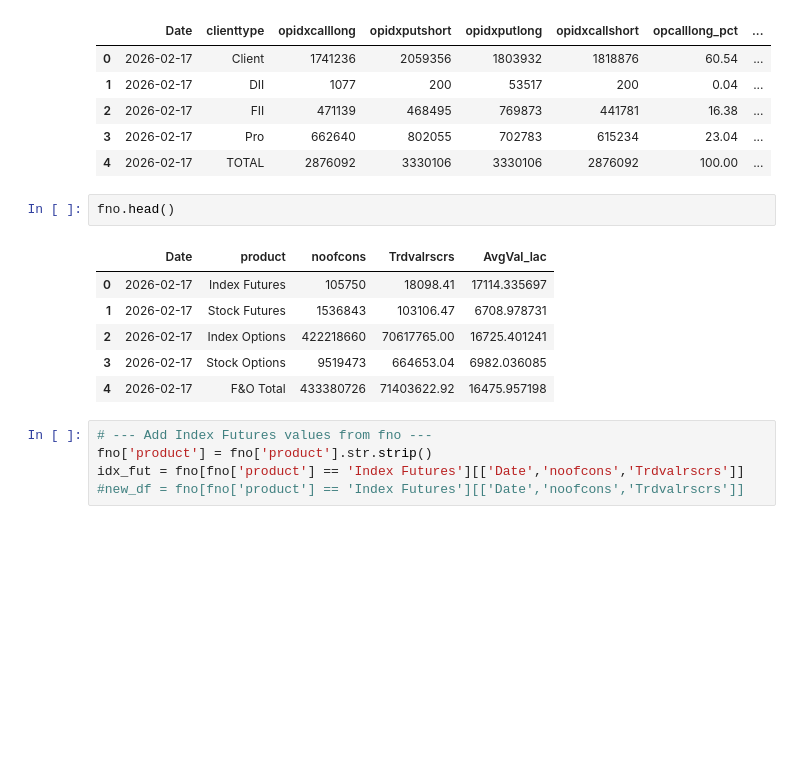
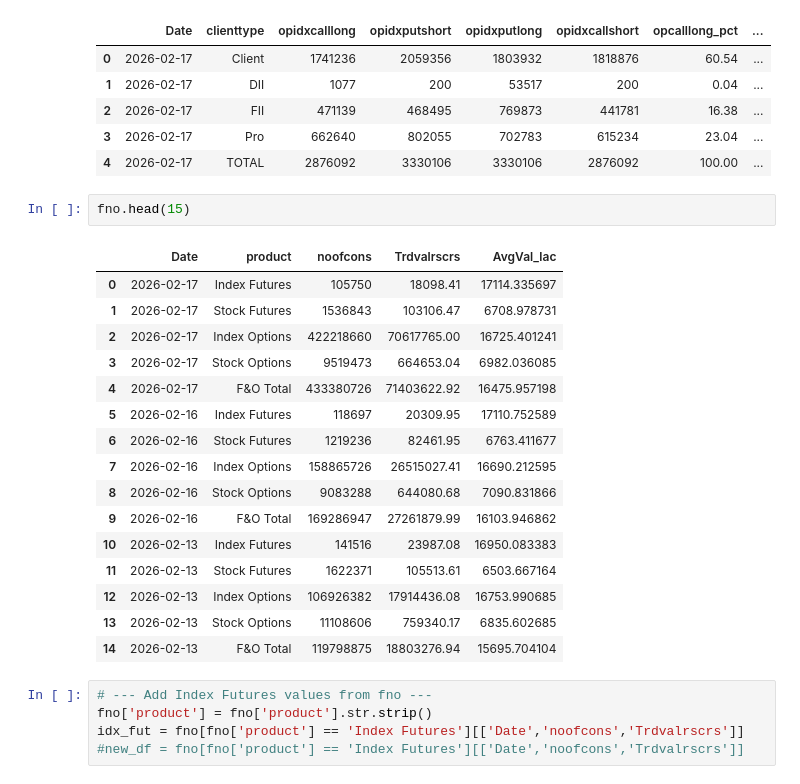
Before and after one commit to shailsun28/stockshortlisting, a Jupyter notebook: Untitled1.ipynb, the cells around one changed output. Saved outputs shown, nothing was run; the diff lists cells and outputs as text; blank space fills up the shorter version.

```diff
--- a/Untitled1.ipynb
+++ b/Untitled1.ipynb
@@ -749,14 +759,24 @@ opidx_pct_oi.head()
 | 3 | 2026-02-17 | Pro | 662640 | 802055 | 702783 | 615234 | 23.04 | ... |
 | 4 | 2026-02-17 | TOTAL | 2876092 | 3330106 | 3330106 | 2876092 | 100.00 | ... |
 # %%
-fno.head()
+fno.head(15)
 # %% [output]
 |  | Date | product | noofcons | Trdvalrscrs | AvgVal_lac |
 | 0 | 2026-02-17 | Index Futures | 105750 | 18098.41 | 17114.335697 |
 | 1 | 2026-02-17 | Stock Futures | 1536843 | 103106.47 | 6708.978731 |
 | 2 | 2026-02-17 | Index Options | 422218660 | 70617765.00 | 16725.401241 |
 | 3 | 2026-02-17 | Stock Options | 9519473 | 664653.04 | 6982.036085 |
 | 4 | 2026-02-17 | F&O Total | 433380726 | 71403622.92 | 16475.957198 |
+| 5 | 2026-02-16 | Index Futures | 118697 | 20309.95 | 17110.752589 |
+| 6 | 2026-02-16 | Stock Futures | 1219236 | 82461.95 | 6763.411677 |
+| 7 | 2026-02-16 | Index Options | 158865726 | 26515027.41 | 16690.212595 |
+| 8 | 2026-02-16 | Stock Options | 9083288 | 644080.68 | 7090.831866 |
+| 9 | 2026-02-16 | F&O Total | 169286947 | 27261879.99 | 16103.946862 |
+| 10 | 2026-02-13 | Index Futures | 141516 | 23987.08 | 16950.083383 |
+| 11 | 2026-02-13 | Stock Futures | 1622371 | 105513.61 | 6503.667164 |
+| 12 | 2026-02-13 | Index Options | 106926382 | 17914436.08 | 16753.990685 |
+| 13 | 2026-02-13 | Stock Options | 11108606 | 759340.17 | 6835.602685 |
+| 14 | 2026-02-13 | F&O Total | 119798875 | 18803276.94 | 15695.704104 |
 # %%
 # --- Add Index Futures values from fno ---
 fno['product'] = fno['product'].str.strip()
```
Also changed, not shown: parts of 3 cells of this notebook.
